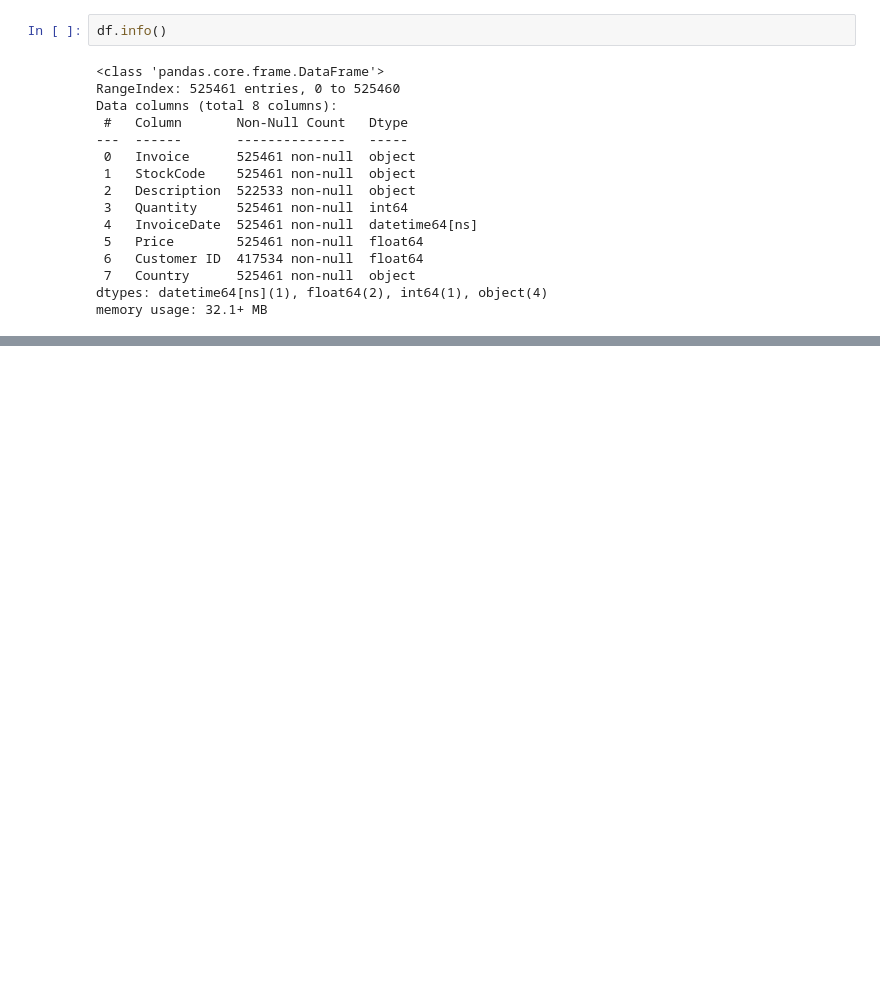
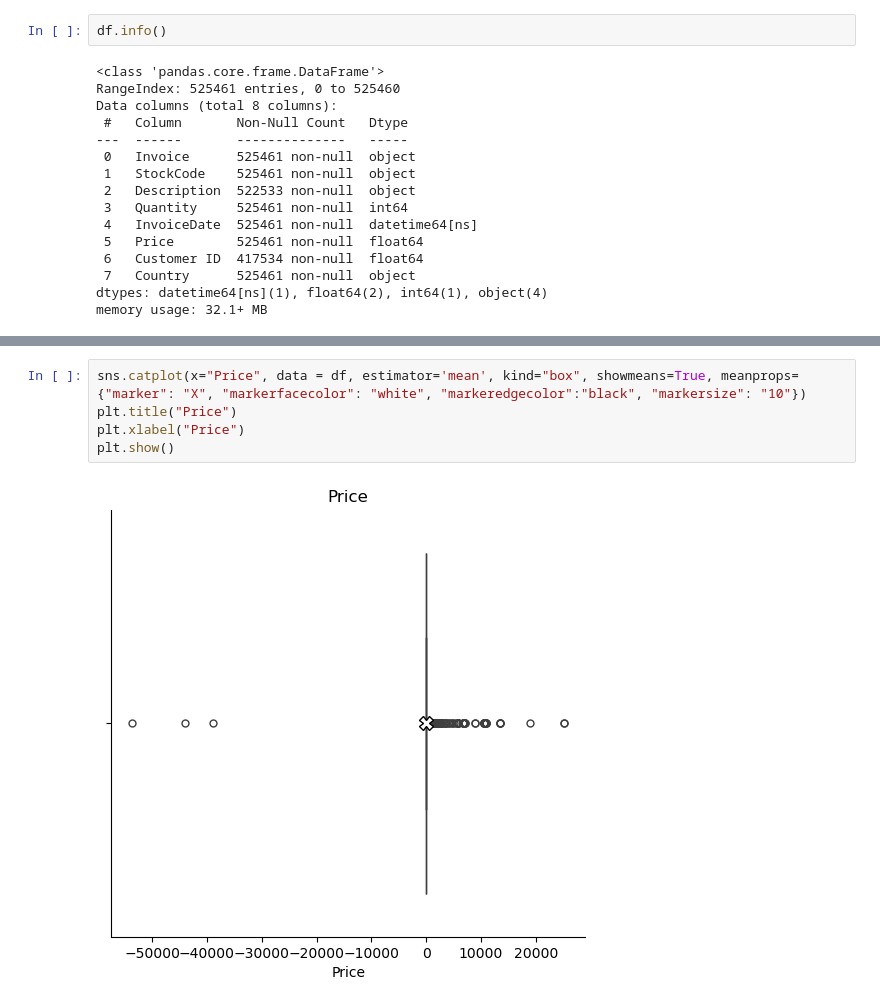
Before and after one commit to jeff0167/Data_And_Things, a Jupyter notebook: DE_Task.ipynb, the cells around one changed output, grey strips where cells are left out. Saved outputs shown, nothing was run; the diff lists cells and outputs as text; blank space fills up the shorter version.

```diff
--- a/DE_Task.ipynb
+++ b/DE_Task.ipynb
@@ -166,0 +323,7 @@ plt.scatter(x = "Price", y = "Quantity", data = df)
+# %%
+sns.catplot(x="Price", data = df, estimator='mean', kind="box", showmeans=True, meanprops={"marker": "X", "markerfacecolor": "white", "markeredgecolor":"black", "markersize": "10"})
+plt.title("Price")
+plt.xlabel("Price")
+plt.show()
+# %% [output]
+[figure, added]
```
Also changed, not shown: parts of 69 cells of this notebook, 2 other files.
